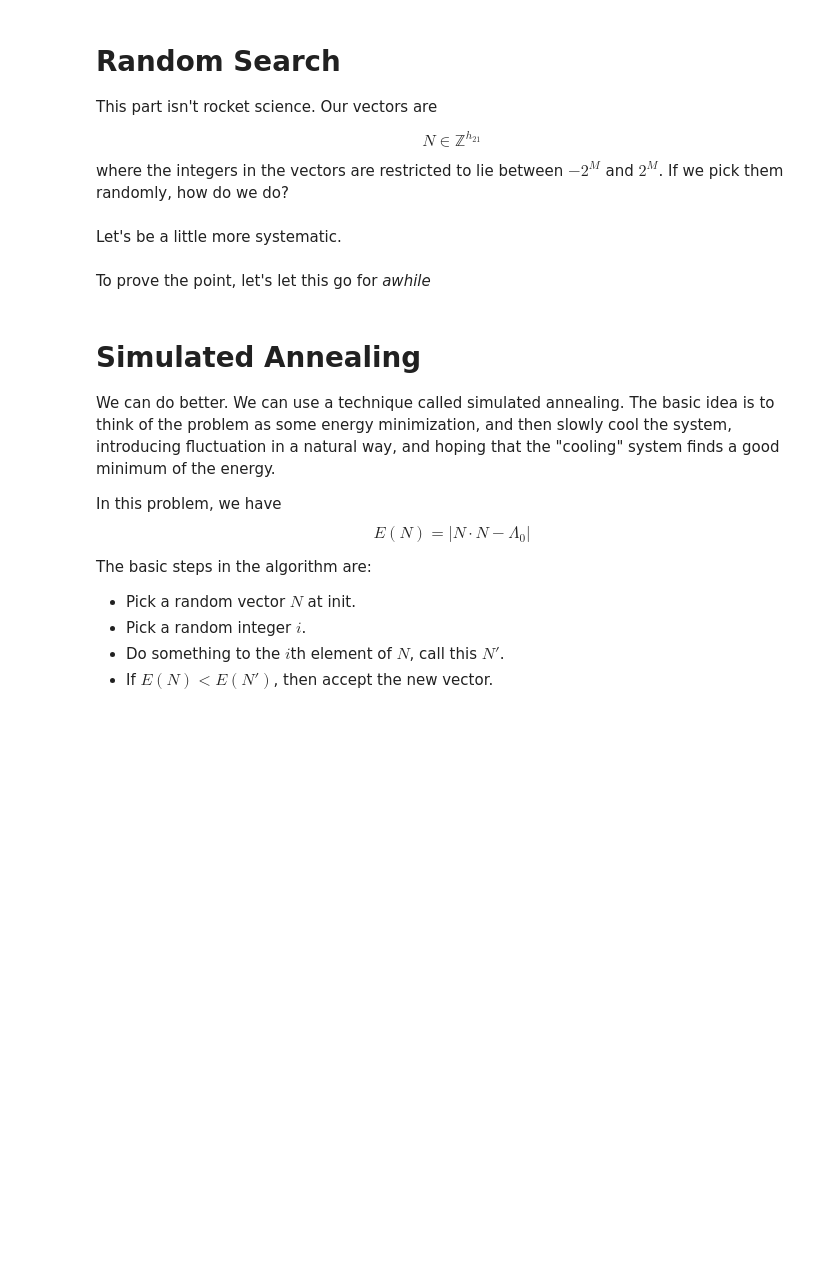
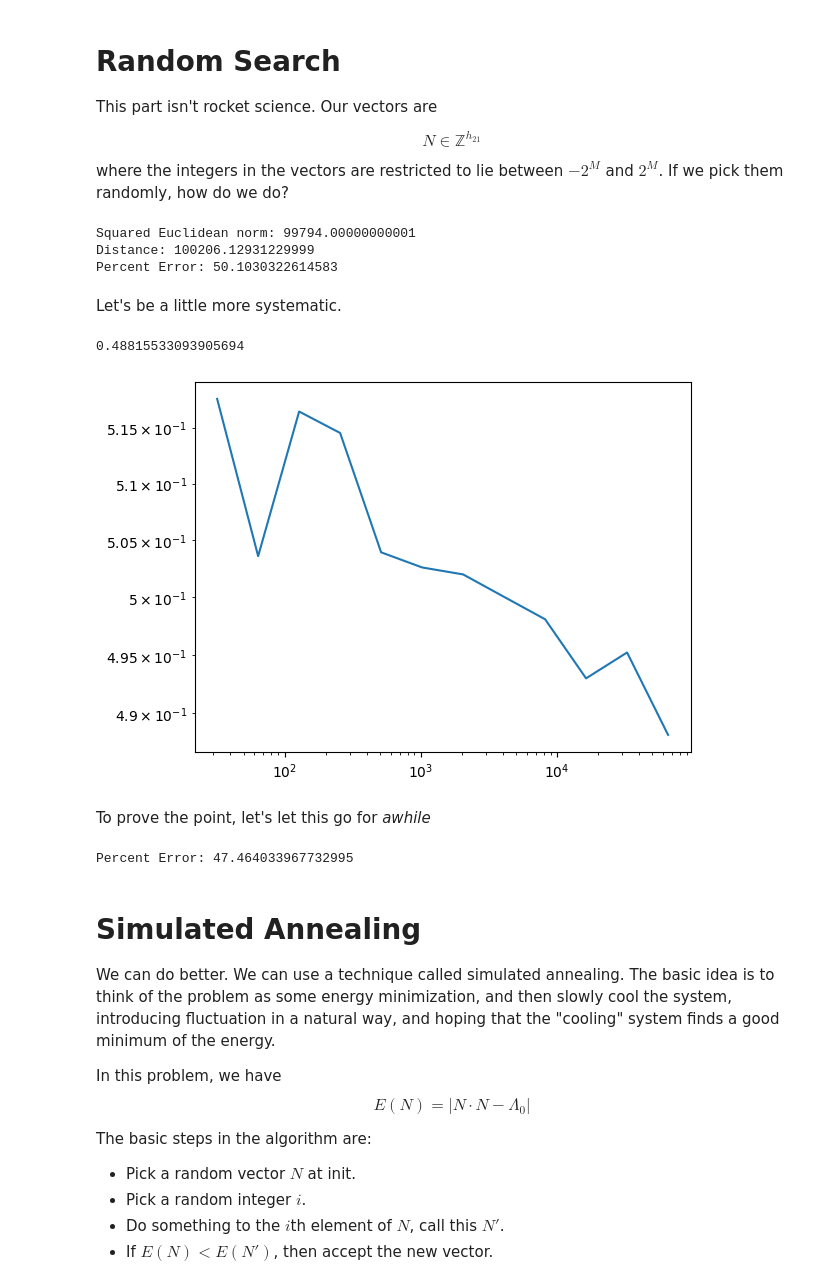
Before and after one commit to jimhalverson/COMP2023, a Jupyter notebook: notebooks/Physics and Machine Learning/1_Lecture_Optimization.ipynb, the cells around one changed output. Drawn from its saved outputs; the diff is of its cells as text; code cells hidden in the pictures; blank space fills up the shorter version.

```diff
--- a/notebooks/Physics and Machine Learning/1_Lecture_Optimization.ipynb
+++ b/notebooks/Physics and Machine Learning/1_Lecture_Optimization.ipynb
@@ -18,6 +18,15 @@ where $N\in \mathbb{Z}^{h_{21}}$ is a vector of integers and $\Lambda_0 < 0$. Th
 $0 < \Lambda < \epsilon$
 
 One can think of this as adding up fluxes to lie in a shell slightly between spheres of radius $\Lambda_0$ and $\Lambda_0 + \epsilon$. We won't go all the way to $10^{-120}$, but we'll be happy to just get within a very thin shell.
+# %%
+import matplotlib.pyplot as plt
+import seaborn as sns
+import numpy as np
+import pandas as pd
+
+L0 = 200000.1293123
+h21 = 1000
+M = 4 # consider integer entries between -2**M and 2**M
 # %% [markdown]
 # Random Search
 
@@ -26,10 +35,50 @@ This part isn't rocket science. Our vectors are
 $$N \in \mathbb{Z}^{h_{21}}$$
 
 where the integers in the vectors are restricted to lie between $-2^M$ and $2^M$. If we pick them randomly, how do we do?
+# %%
+import numpy as np
+
+def random_search(L0, h21, M, num_samples=10000):
+    closest_vector = None
+    closest_distance = float('inf')
+
+    for _ in range(num_samples):
+        N = np.random.randint(-2**M, 2**M+1, h21)
+        distance = abs(np.linalg.norm(N)**2 - L0)
+        if distance < closest_distance:
+            closest_distance = distance
+            closest_vector = N
+
+    return closest_vector, closest_distance
+
+N, distance = random_search(L0, h21, M)
+print("Squared Euclidean norm:", np.linalg.norm(N)**2)
+print("Distance:", distance)
+print("Percent Error:", 100.*distance/L0)
+# %% [output]
+Squared Euclidean norm: 99794.00000000001
+Distance: 100206.12931229999
+Percent Error: 50.1030322614583
 # %% [markdown]
 Let's be a little more systematic.
+# %%
+num_samples = [2**k for k in range(5,17)]
+percent_errors = [random_search(L0, h21, M, num_samples=num_sample)[1]/L0 for num_sample in num_samples]
+
+plt.plot(num_samples,percent_errors)
+plt.yscale('log')
+plt.xscale('log')
+print(min(percent_errors))
+# %% [output]
+0.48815533093905694
+[figure, added]
 # %% [markdown]
 To prove the point, let's let this go for *awhile*
+# %%
+N, distance = random_search(L0, h21, M, num_samples=10**6)
+print('Percent Error:', 100.*distance/L0)
+# %% [output]
+Percent Error: 47.464033967732995
 # %% [markdown]
 # Simulated Annealing
 
```
Also changed, not shown: parts of 5 cells of this notebook.
